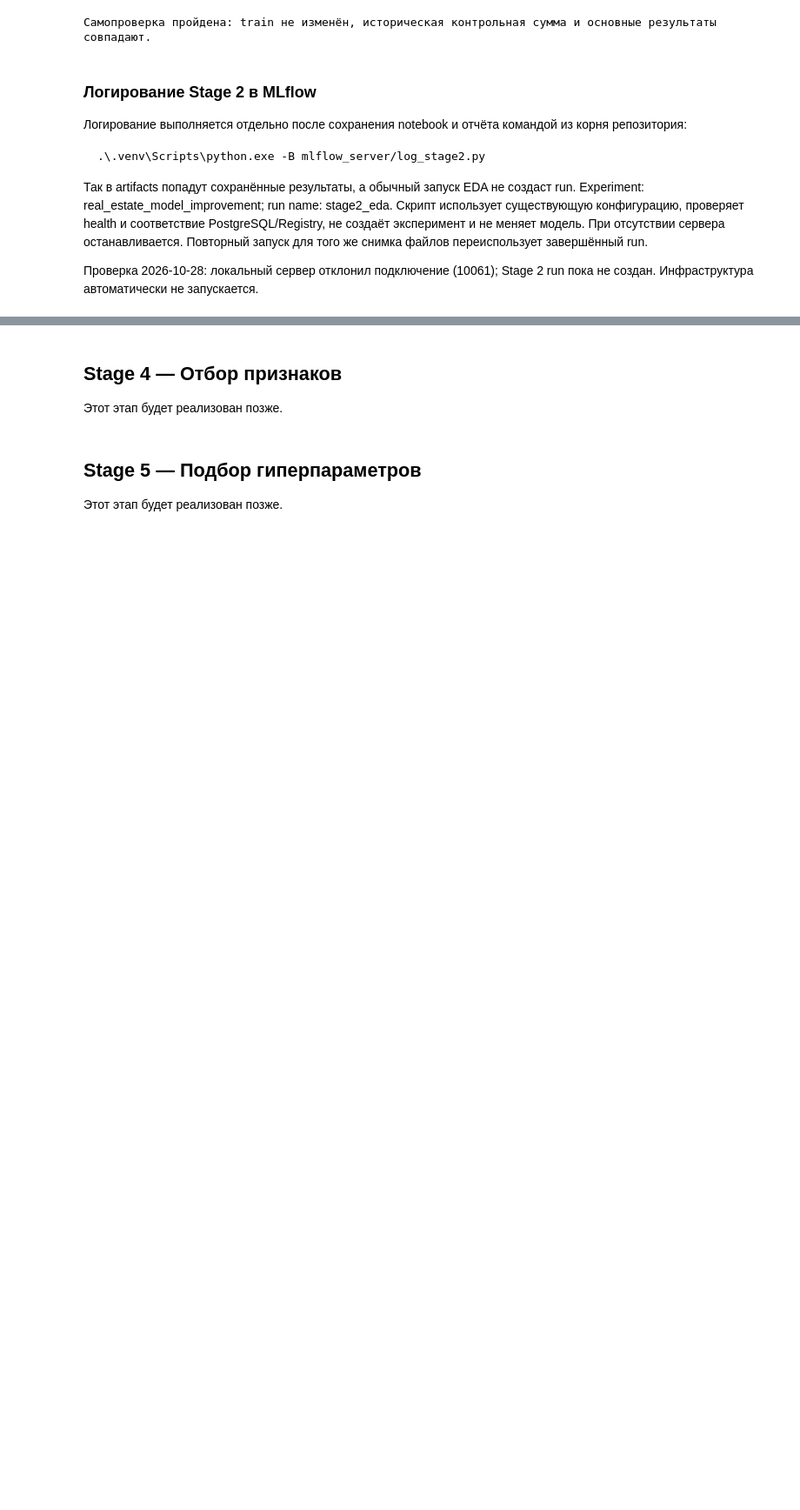
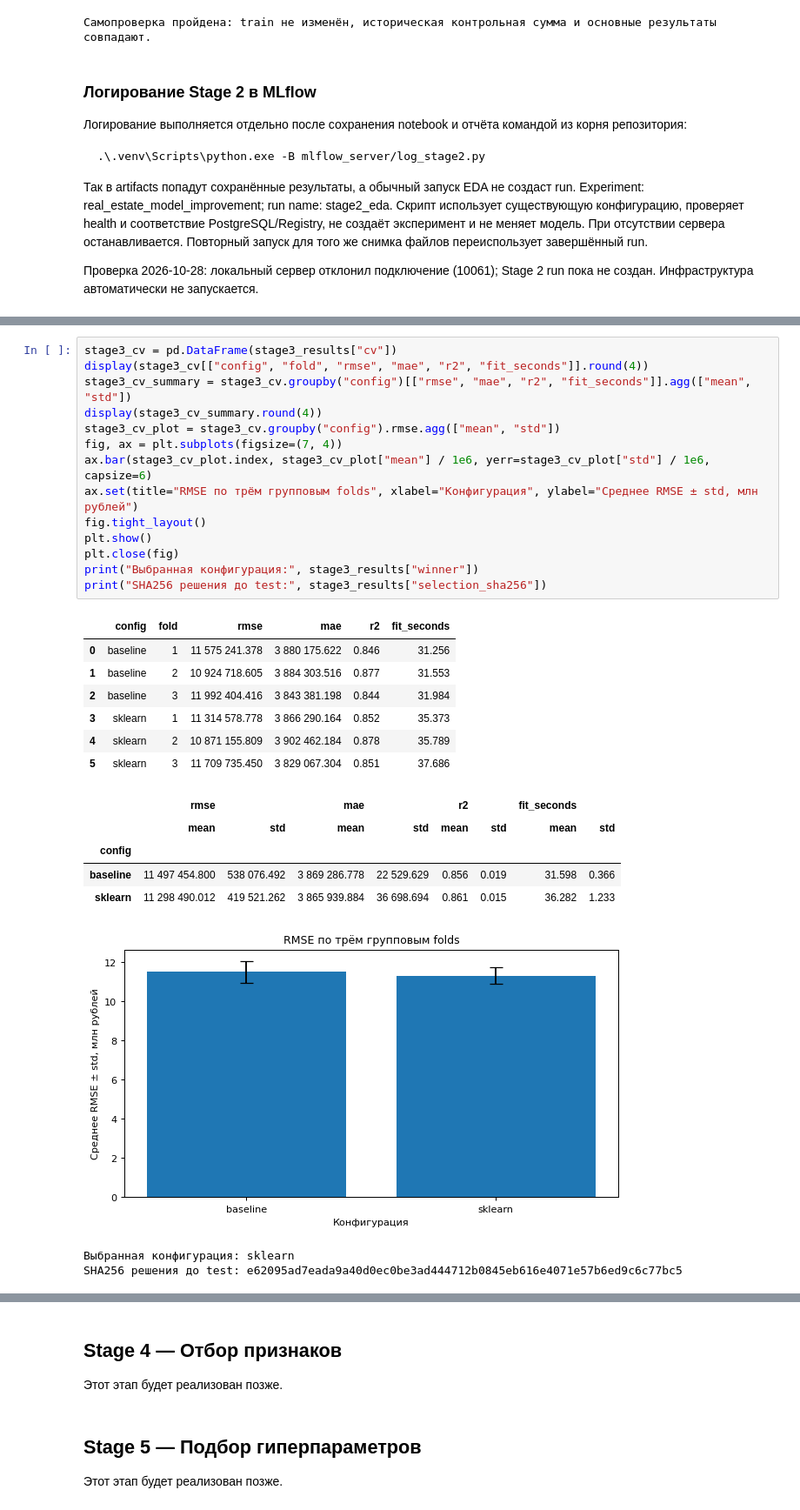
Before and after one commit to egpozd/mle-mlflow, a Jupyter notebook: model_improvement/model_improvement.ipynb, the cells around one changed output, grey strips where cells are left out. Shown at 87% size. Saved outputs shown, nothing was run; the diff lists cells and outputs as text; blank space fills up the shorter version.

```diff
--- a/model_improvement/model_improvement.ipynb
+++ b/model_improvement/model_improvement.ipynb
@@ -489,0 +683,30 @@ print("Самопроверка пройдена: train не изменён, и
+# %%
+stage3_cv = pd.DataFrame(stage3_results["cv"])
+display(stage3_cv[["config", "fold", "rmse", "mae", "r2", "fit_seconds"]].round(4))
+stage3_cv_summary = stage3_cv.groupby("config")[["rmse", "mae", "r2", "fit_seconds"]].agg(["mean", "std"])
+display(stage3_cv_summary.round(4))
+stage3_cv_plot = stage3_cv.groupby("config").rmse.agg(["mean", "std"])
+fig, ax = plt.subplots(figsize=(7, 4))
+ax.bar(stage3_cv_plot.index, stage3_cv_plot["mean"] / 1e6, yerr=stage3_cv_plot["std"] / 1e6, capsize=6)
+ax.set(title="RMSE по трём групповым folds", xlabel="Конфигурация", ylabel="Среднее RMSE ± std, млн рублей")
+fig.tight_layout()
+plt.show()
+plt.close(fig)
+print("Выбранная конфигурация:", stage3_results["winner"])
+print("SHA256 решения до test:", stage3_results["selection_sha256"])
+# %% [output]
+|  | config | fold | rmse | mae | r2 | fit_seconds |
+| 0 | baseline | 1 | 11 575 241.378 | 3 880 175.622 | 0.846 | 31.256 |
+| 1 | baseline | 2 | 10 924 718.605 | 3 884 303.516 | 0.877 | 31.553 |
+| 2 | baseline | 3 | 11 992 404.416 | 3 843 381.198 | 0.844 | 31.984 |
+| 3 | sklearn | 1 | 11 314 578.778 | 3 866 290.164 | 0.852 | 35.373 |
+| 4 | sklearn | 2 | 10 871 155.809 | 3 902 462.184 | 0.878 | 35.789 |
+| 5 | sklearn | 3 | 11 709 735.450 | 3 829 067.304 | 0.851 | 37.686 |
+|  | rmse |  | mae |  | r2 |  | fit_seconds |  |
+|  | mean | std | mean | std | mean | std | mean | std |
+| config |  |  |  |  |  |  |  |  |
+| baseline | 11 497 454.800 | 538 076.492 | 3 869 286.778 | 22 529.629 | 0.856 | 0.019 | 31.598 | 0.366 |
+| sklearn | 11 298 490.012 | 419 521.262 | 3 865 939.884 | 36 698.694 | 0.861 | 0.015 | 36.282 | 1.233 |
+[figure, added]
+Выбранная конфигурация: sklearn
+SHA256 решения до test: e62095ad7eada9a40d0ec0be3ad444712b0845eb616e4071e57b6ed9c6c77bc5
```
Also changed, not shown: parts of 18 cells of this notebook, 3 other files.
